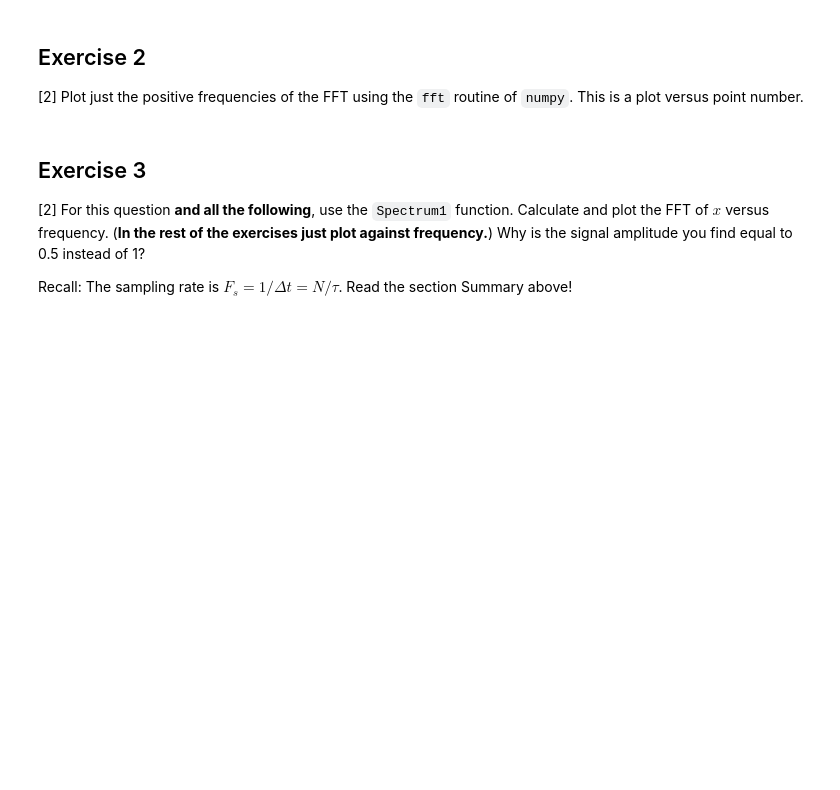
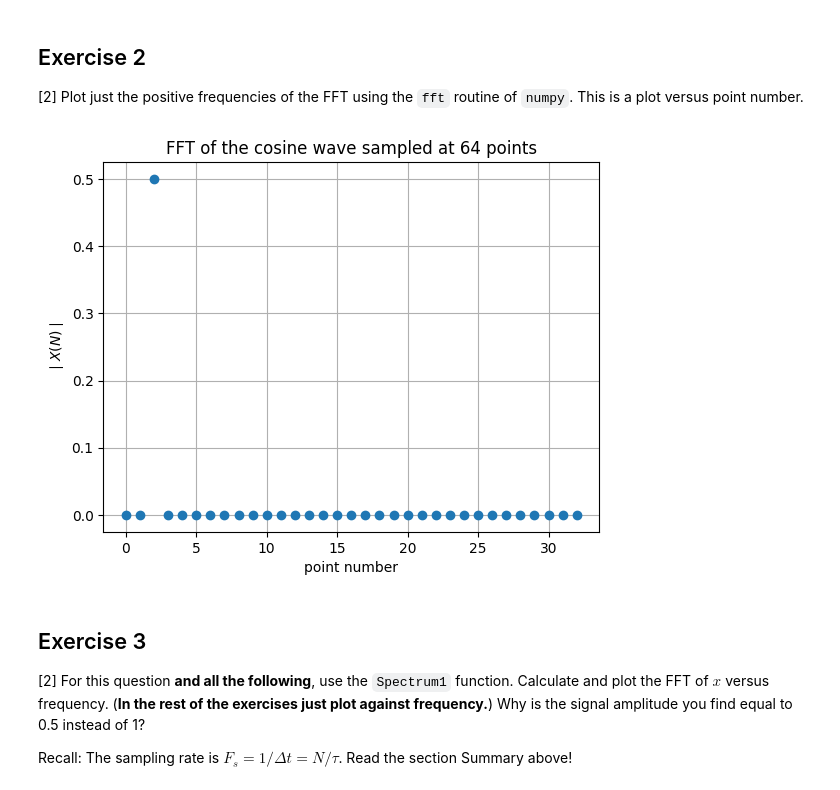
Before and after one commit to PX2145-2025/week-10-b-Morgan-Howard-Reuben, a Jupyter notebook: FFT.ipynb, the cells around one changed output. Drawn from its saved outputs; the diff is of its cells as text; code cells hidden in the pictures; blank space fills up the shorter version.

```diff
--- a/FFT.ipynb
+++ b/FFT.ipynb
@@ -320,6 +320,37 @@ plt.grid()
 
 ## Exercise 2
 [2] Plot just the positive frequencies of the FFT using the `fft` routine of `numpy`. This is a plot versus point number.
+# %%
+# Spectrum1 function does this (shown by the N/2+1)
+def Spectrum1(x, Fs):
+    '''
+    One-sided amplitude spectrum of x(t).
+    '''
+    N = len(x) # length of the signal
+    frq = (float(Fs)/N)*np.arange(0, N/2+1) # one-sided frequency range
+    X = fft(x)/N # fft computing and normalization
+    X = X[0:N//2+1] # take just positive values
+    # (in python3, // ensures integer division)
+
+    # frq is array of actual frequencies
+    # X is complex array of amplitudes
+    return frq , X
+
+# return arrays
+Fs = N/tau  # using equation
+frq, X = Spectrum1(x, Fs)
+
+# get the point numbers corresponding to the positive frequencies for plotting
+point_numbers = np.arange(0, len(X))
+
+# plot graph
+plt.plot(point_numbers, np.abs(X),'o') # Plot against point number
+plt.title('FFT of the cosine wave sampled at '+str(N)+' points')
+plt.xlabel('point number')
+plt.ylabel(r'$\mid X(N)\mid$')
+plt.grid()
+# %% [output]
+[figure, added]
 # %% [markdown]
 ## Exercise 3
 
```
